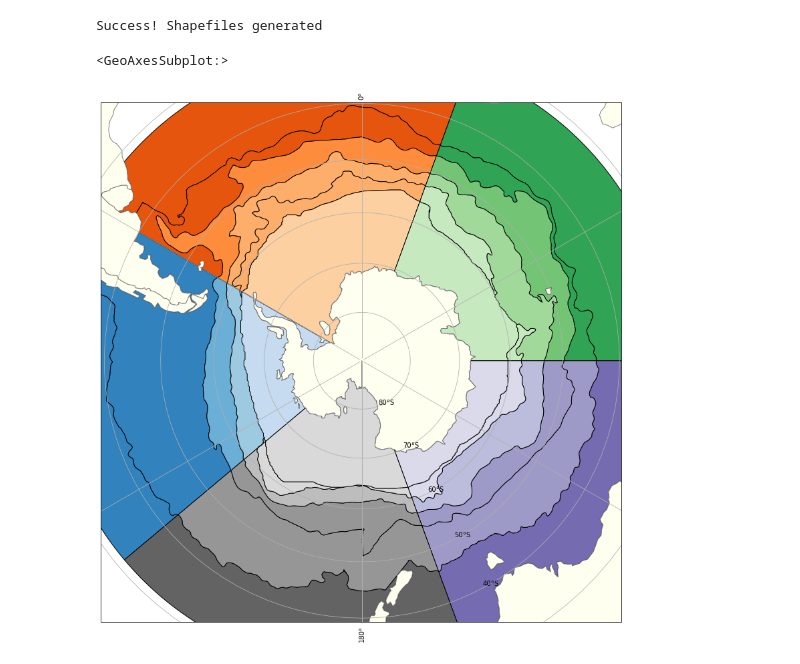
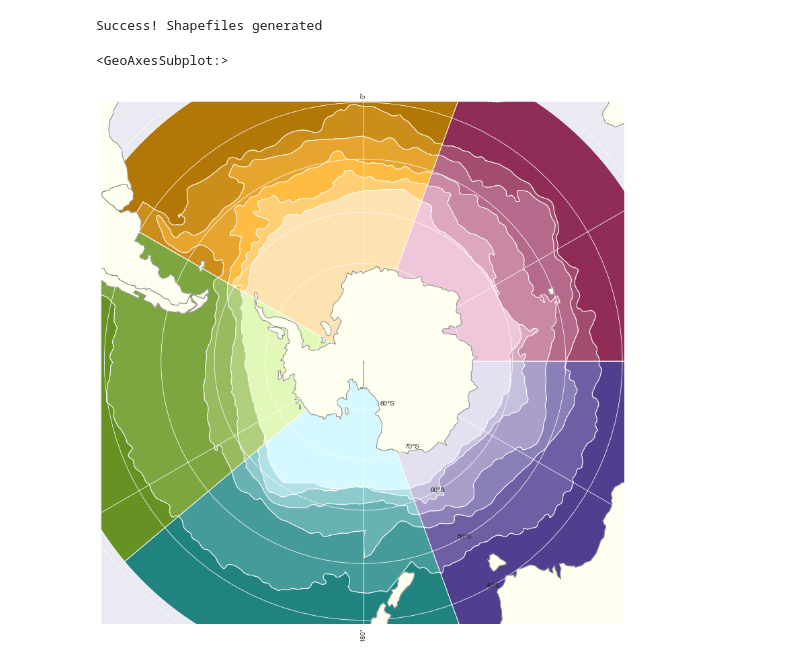
Before and after one commit to ayushnag/sophy, a Jupyter notebook: db/sophy.ipynb, the cells around one changed output. Saved outputs shown, nothing was run; the diff lists cells and outputs as text; code cells hidden in the pictures.

```diff
--- a/db/sophy.ipynb
+++ b/db/sophy.ipynb
@@ -41,33 +43,55 @@ ax.gridlines(draw_labels=True)
 s1 = transform(project, Polygon(zip(np.append(np.linspace(start=-130, stop=-60, num=1000), 0), np.append(np.full(1000, -30), -90))))
 s2 = transform(project, Polygon(zip(np.append(np.linspace(start=-60, stop=20, num=1000), 0), np.append(np.full(1000, -30), -90))))
 s3 = transform(project, Polygon(zip(np.append(np.linspace(start=20, stop=90, num=1000), 0), np.append(np.full(1000, -30), -90))))
 s4 = transform(project, Polygon(zip(np.append(np.linspace(start=90, stop=160, num=1000), 0), np.append(np.full(1000, -30), -90))))
 s5 = transform(project, Polygon(zip(np.append(np.append(np.linspace(start=160, stop=180, num=500), np.linspace(start=-180, stop=-130, num=500)), 0), np.append(np.full(1000, -30), -90))))
 s: list = [s1, s2, s3, s4, s5]
 sectors = gpd.GeoDataFrame(geometry=s, crs='EPSG:3031')
 # xs, ys = p.exterior.xy
 # ax.fill(xs, ys, alpha=0.1, fc='r', ec='none')
 
-zones: gpd.GeoDataFrame = gpd.read_file(GeoLabel.zones_shapefile)
+# flatui = ["#9b59b6", "#3498db", "#95a5a6", "#e74c3c", "#34495e", "#2ecc71"]
+# my_cmap = ListedColormap(sns.color_palette(flatui).as_hex())
+
+# Color shades
+greens  = ['#659222', '#7EA640', '#97BB5E', '#AFCF7D', '#C8E49B', '#E1F8B9']
+yellows = ['#B37707', '#CC8E1B', '#E6A52E', '#FFBC42', '#FFCE75', '#FDE3B1']
+maroons = ['#8F2D56', '#A24C70', '#B66A8B', '#C989A5', '#DDA7C0', '#F0C6DA']
+purples = ['#503E8F', '#6E5EA3', '#8B7FB7', '#A99FCA', '#C6C0DE', '#E4E0F2']
+teals   = ['#218380', '#459B99', '#69B2B3', '#8DCACC', '#B1E1E6', '#D5F9FF']
+
+# greens.reverse()
+# yellows.reverse()
+# maroons.reverse()
+# purples.reverse()
+# teals.reverse()
+
+# List of all colors
+color_palette = greens + yellows + maroons + purples + teals
+
+# Make color palette
+my_map = ListedColormap(sns.color_palette(color_palette).as_hex())
+
+zones: gpd.GeoDataFrame = gpd.read_file(geolabel.zones_shapefile)
 res = zones.overlay(sectors, how='intersection')
-res.plot(ax=ax, cmap="tab20c", edgecolor='k')
+res.plot(ax=ax, cmap=my_map, edgecolor='w')
 
 world: gpd.GeoDataFrame = gpd.read_file(gpd.datasets.get_path("naturalearth_lowres"))
 world.to_crs(epsg=3031).plot(ax=ax, color='ivory', edgecolor='grey')
 
 # sample_df: DataFrame = pd.read_csv('../data/datasets/lter.csv', encoding='unicode_escape')
 # data_gdf = gpd.GeoDataFrame(sample_df, geometry=gpd.points_from_xy(sample_df.Longitude, sample_df.Latitude), crs='EPSG:4326')
 # data_gdf.to_crs(crs='EPSG:3031', inplace=True)
 # data_gdf.plot(ax=ax, color='b')
 # ['SAZ', 'PFZ', 'ASZ', 'SOZ', 'SIZ']
 
 # occ_df: DataFrame = pd.read_csv('../data/datasets/phytobase.csv', encoding='unicode_escape')
 # occ_df = occ_df[occ_df['decimalLatitude'] < -30]
 # data_gdf = gpd.GeoDataFrame(occ_df, geometry=gpd.points_from_xy(occ_df.decimalLongitude, occ_df.decimalLatitude), crs='EPSG:4326')
 # data_gdf.to_crs(crs='EPSG:3031', inplace=True)
 # data_gdf.plot(ax=ax, color='b')
 
 # ax.scatter(occ_df.decimalLongitude, occ_df.decimalLatitude, marker='o', color='g', transform=ccrs.PlateCarree())
 # %% [output]
 <GeoAxesSubplot:>
-[figure, old version]
+[figure, new version]
```
Also changed, not shown: parts of 2 cells of this notebook, 2 other files.
